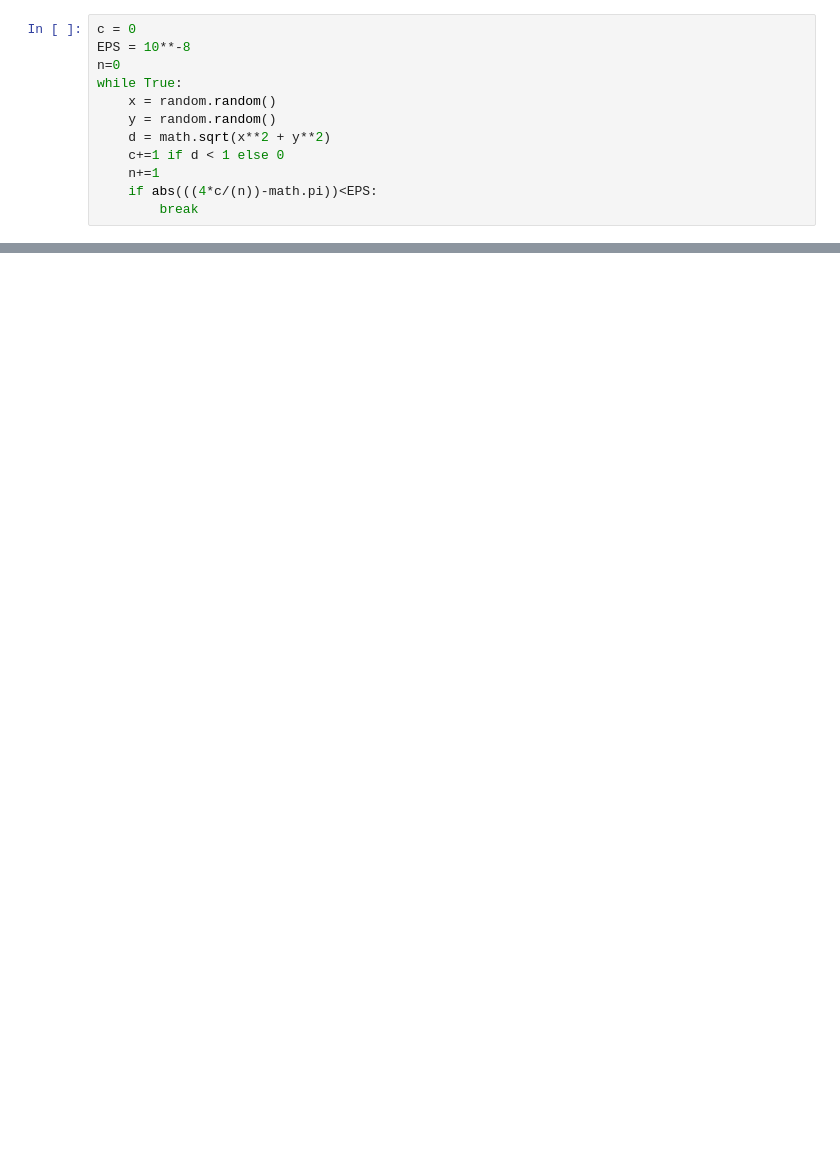
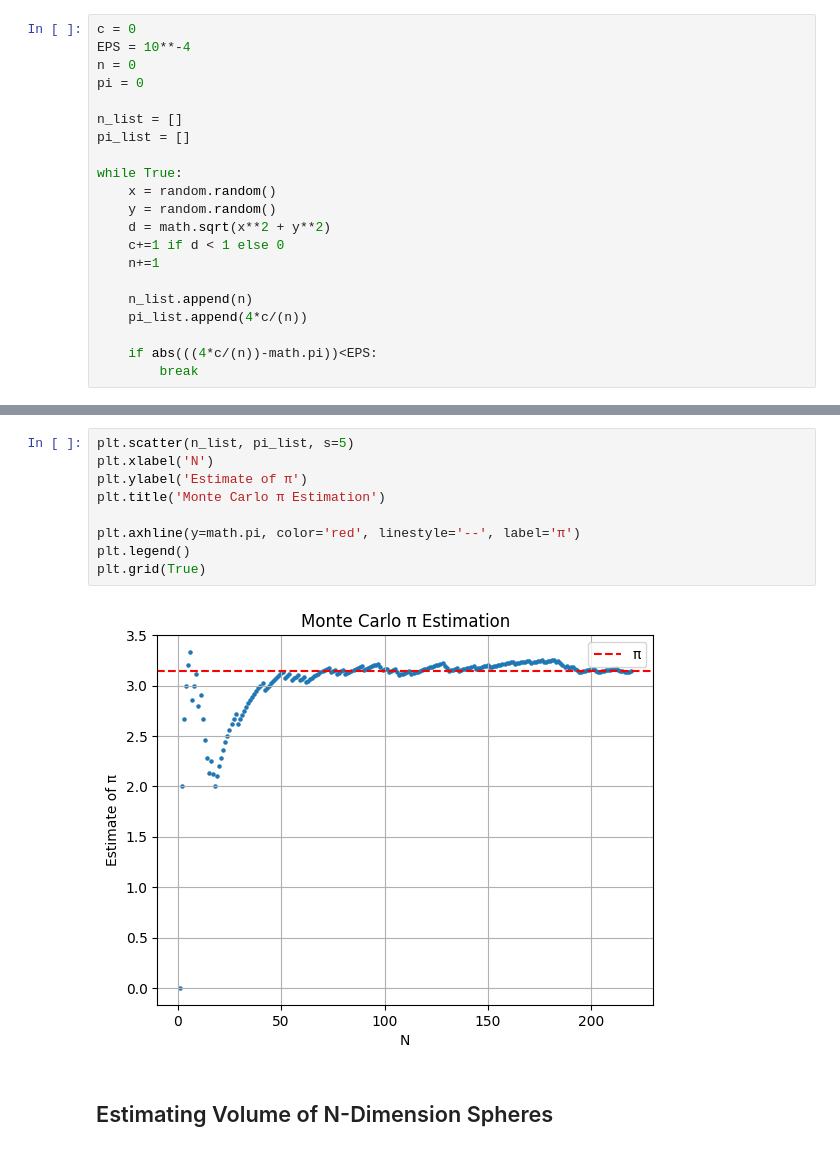
Before and after one commit to AgentEgeus/pioneer_hw, a Jupyter notebook: pioneer_hw2.ipynb, the cells around one changed output, grey strips where cells are left out. Drawn from its saved outputs; the diff is of its cells as text; blank space fills up the shorter version.

```diff
--- a/pioneer_hw2.ipynb
+++ b/pioneer_hw2.ipynb
@@ -6,13 +64,22 @@ import random
 # %%
 c = 0
-EPS = 10**-8
-n=0
+EPS = 10**-4
+n = 0
+pi = 0
+
+n_list = []
+pi_list = []
+
 while True:
     x = random.random()
     y = random.random()
     d = math.sqrt(x**2 + y**2)
     c+=1 if d < 1 else 0
     n+=1
+
+    n_list.append(n)
+    pi_list.append(4*c/(n))
+
     if abs(((4*c/(n))-math.pi))<EPS:
         break
 # %%
@@ -21,0 +89,13 @@ n,c,4*c/(n) # = print(a,b,c)
+# %%
+plt.scatter(n_list, pi_list, s=5)
+plt.xlabel('N')
+plt.ylabel('Estimate of π')
+plt.title('Monte Carlo π Estimation')
+
+plt.axhline(y=math.pi, color='red', linestyle='--', label='π')
+plt.legend()
+plt.grid(True)
+# %% [output]
+[figure, added]
+# %% [markdown]
+## Estimating Volume of N-Dimension Spheres
```
Also changed, not shown: parts of 12 cells of this notebook, 1 other file.
